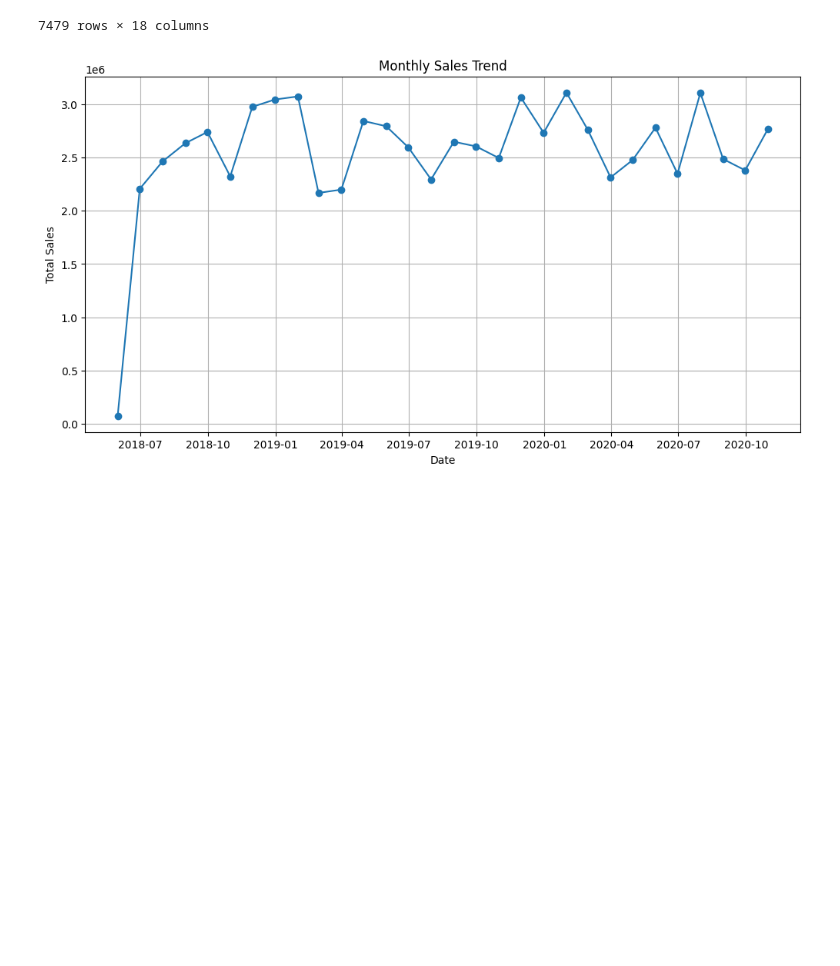
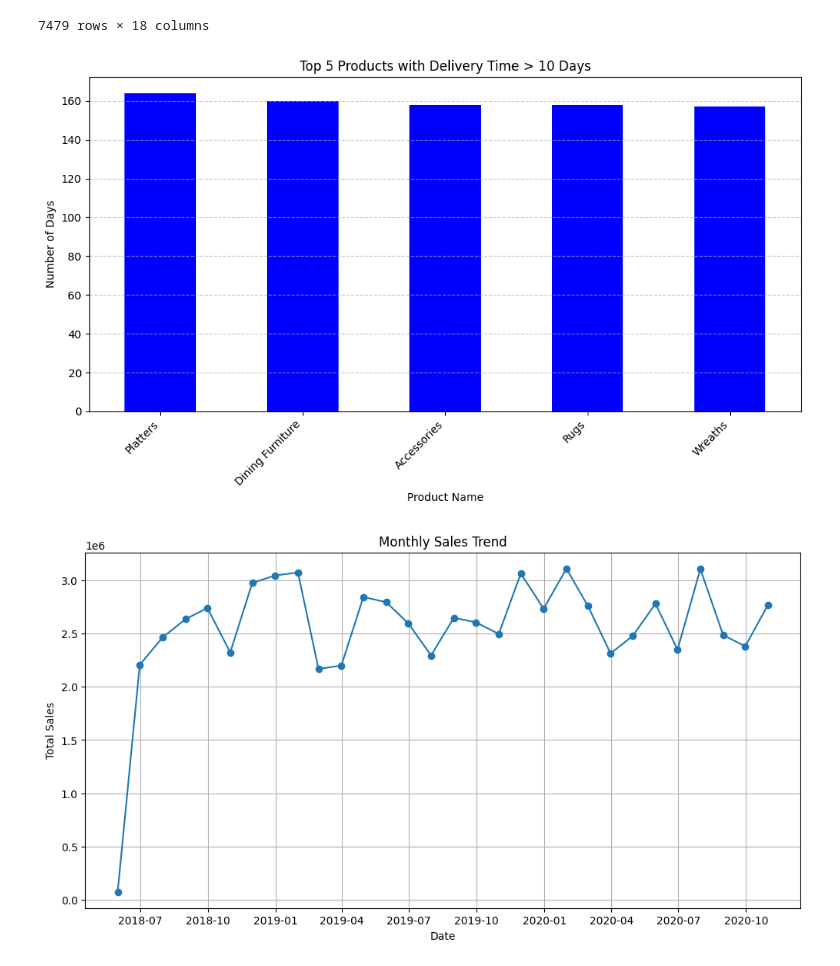
Before and after one commit to NSinha025/ZDS-Mock-Project, a Jupyter notebook: Sales_Order_Sheet_X_Store_Locations_Sheet.ipynb, the cells around one changed output. Saved outputs shown, nothing was run; the diff lists cells and outputs as text; code cells hidden in the pictures; blank space fills up the shorter version.

```diff
--- a/Sales_Order_Sheet_X_Store_Locations_Sheet.ipynb
+++ b/Sales_Order_Sheet_X_Store_Locations_Sheet.ipynb
@@ -220,6 +220,32 @@ loc_en_dataset6
 | 7477 | SO - 0007584 | In-Store | 2020-06-18 | 2020-10-31 | 2020-11-08 | 2020-11-11 | 5.0 | ... |
 | 7478 | SO - 0007585 | In-Store | 2020-06-18 | 2020-10-31 | 2020-11-23 | 2020-11-28 | 6.0 | ... |
 7479 rows × 18 columns
+# %%
+loc_en_dataset6["OrderDate"] = pd.to_datetime(loc_en_dataset6["OrderDate"])
+loc_en_dataset6["DeliveryDate"] = pd.to_datetime(loc_en_dataset6["DeliveryDate"])
+loc_en_dataset6['Delivery Time (Days)'] = (loc_en_dataset6['DeliveryDate'] - loc_en_dataset6['OrderDate']).dt.days
+
+# Step 2: Filter the orders that take more than 10 days to deliver
+long_delivery_orders = loc_en_dataset6[loc_en_dataset6['Delivery Time (Days)'] > 10]
+
+# Step 3: Group by 'Product Name' and count the number of such orders
+product_long_delivery_count = long_delivery_orders.groupby('Product Name').size()
+
+# Step 4: Identify the top 5 products with the highest count of such orders
+top_5_long_delivery_products = product_long_delivery_count.nlargest(5)
+
+# Step 5: Plot the insights
+plt.figure(figsize=(10, 6))
+top_5_long_delivery_products.plot(kind='bar', color='blue')
+plt.title('Top 5 Products with Delivery Time > 10 Days')
+plt.xlabel('Product Name')
+plt.ylabel('Number of Days')
+plt.xticks(rotation=45, ha='right')
+plt.grid(axis='y', linestyle='--', alpha=0.7)
+plt.tight_layout()
+plt.show()
+# %% [output]
+[figure, added]
 # %%
 loc_en_dataset6['OrderDate'] = pd.to_datetime(loc_en_dataset6['OrderDate'])
 
```
Also changed, not shown: parts of 7 cells of this notebook.
